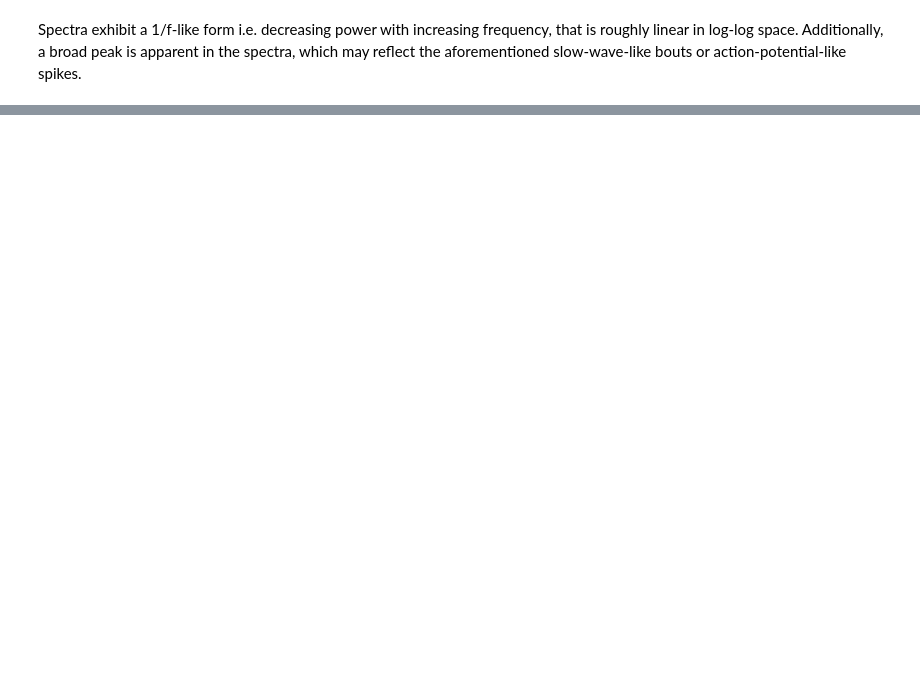
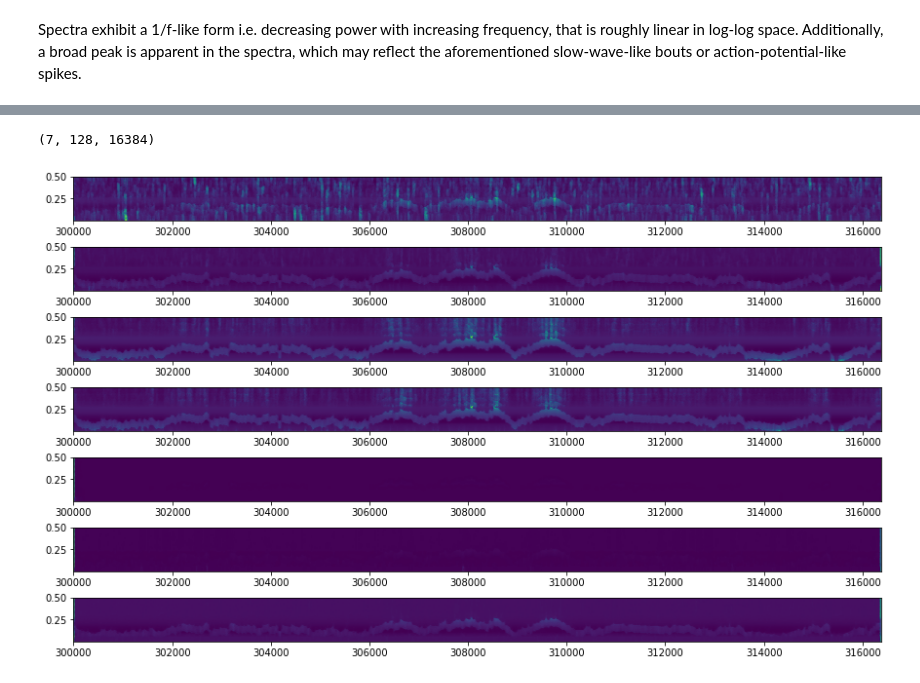
Before and after one commit to mwprestonjr/fungephys, a Jupyter notebook: notebooks/explore_dataset.ipynb, the cells around one changed output, grey strips where cells are left out. Saved outputs shown, nothing was run; the diff lists cells and outputs as text; code cells hidden in the pictures; blank space fills up the shorter version.

```diff
--- a/notebooks/explore_dataset.ipynb
+++ b/notebooks/explore_dataset.ipynb
@@ -162,0 +245,40 @@ Spectra exhibit a 1/f-like form i.e. decreasing power with increasing frequency,
+# %%
+# compute spectrogram for each channel
+
+# select signal snippet
+n_samples = 2**14
+start_idx = 300000
+time_tfr = np.arange(start_idx, start_idx+n_samples) / FS
+signal = data.iloc[start_idx:start_idx+n_samples, :7].values.T
+
+# compute spectrogram
+freq = np.linspace(1/n_samples, FS/2, 128)
+time_window_length = 60
+freq_bandwidth = 0.1
+n_cycles = freq * time_window_length # set based on fixed window length
+time_bandwidth =  time_window_length * freq_bandwidth # must be >= 2
+spec = tfr_array_multitaper(signal[np.newaxis, :], sfreq=FS,
+                            freqs=freq, n_cycles=n_cycles,
+                            time_bandwidth=time_bandwidth,
+                            output='power')
+spec = np.squeeze(spec)
+print(spec.shape)
+# %% [output]
+(7, 128, 16384)
+# %%
+# plot each spectrogram stacked
+
+# z-score spectrogram
+spec_z = np.zeros_like(spec)
+for i_chan in range(N_CHANNELS):
+    for i_freq in range(len(freq)):
+        spec_z[i_chan, i_freq] = (spec[i_chan, i_freq] - np.mean(spec[i_chan, i_freq])) / np.std(spec[i_chan, i_freq])
+
+
+# plot
+fig, ax = plt.subplots(N_CHANNELS, 1, figsize=(12, N_CHANNELS), constrained_layout=True)
+for i in range(N_CHANNELS):
+    ax[i].pcolormesh(time_tfr, freq, spec_z[i], shading='gouraud')
+plt.show()
+# %% [output]
+[figure, added]
```
Also changed, not shown: parts of 20 cells of this notebook.
